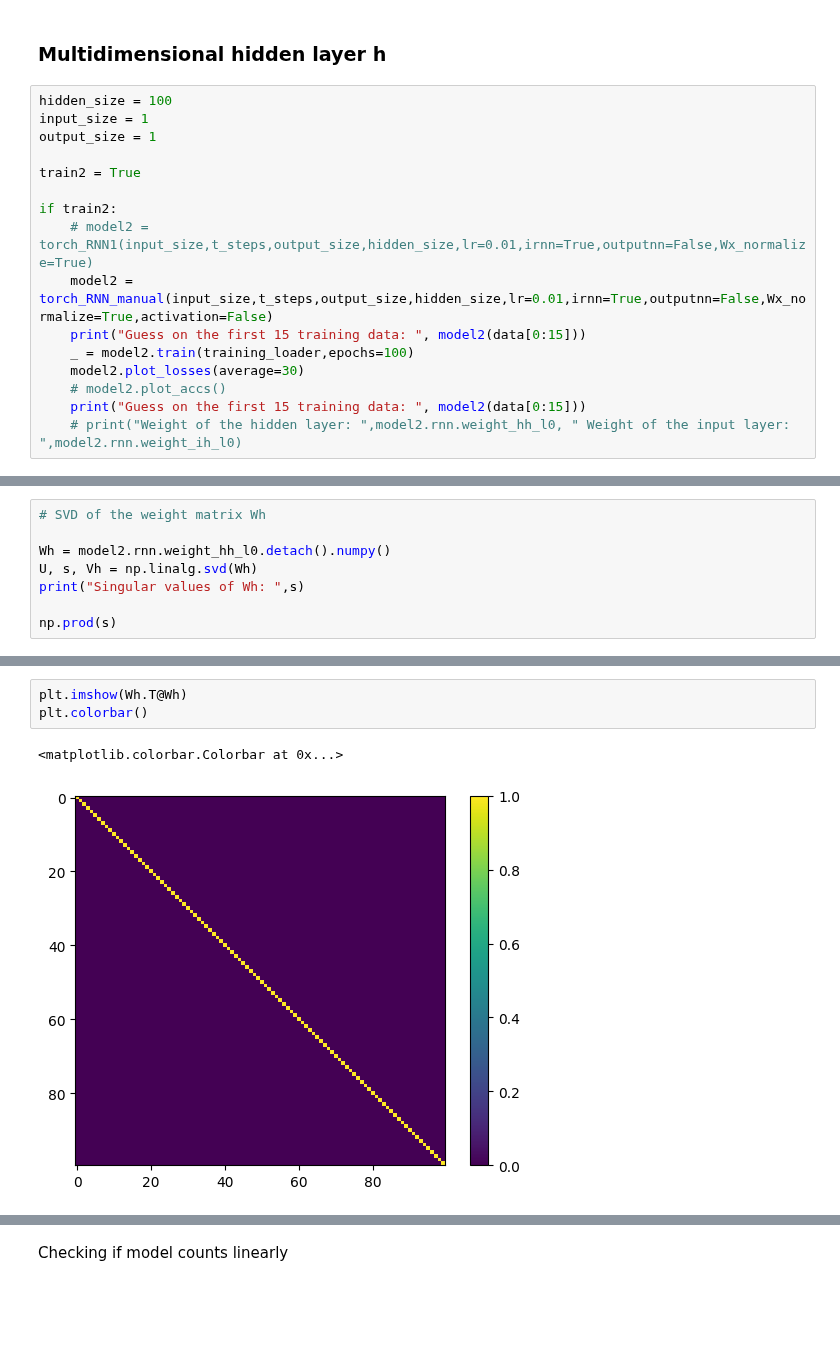
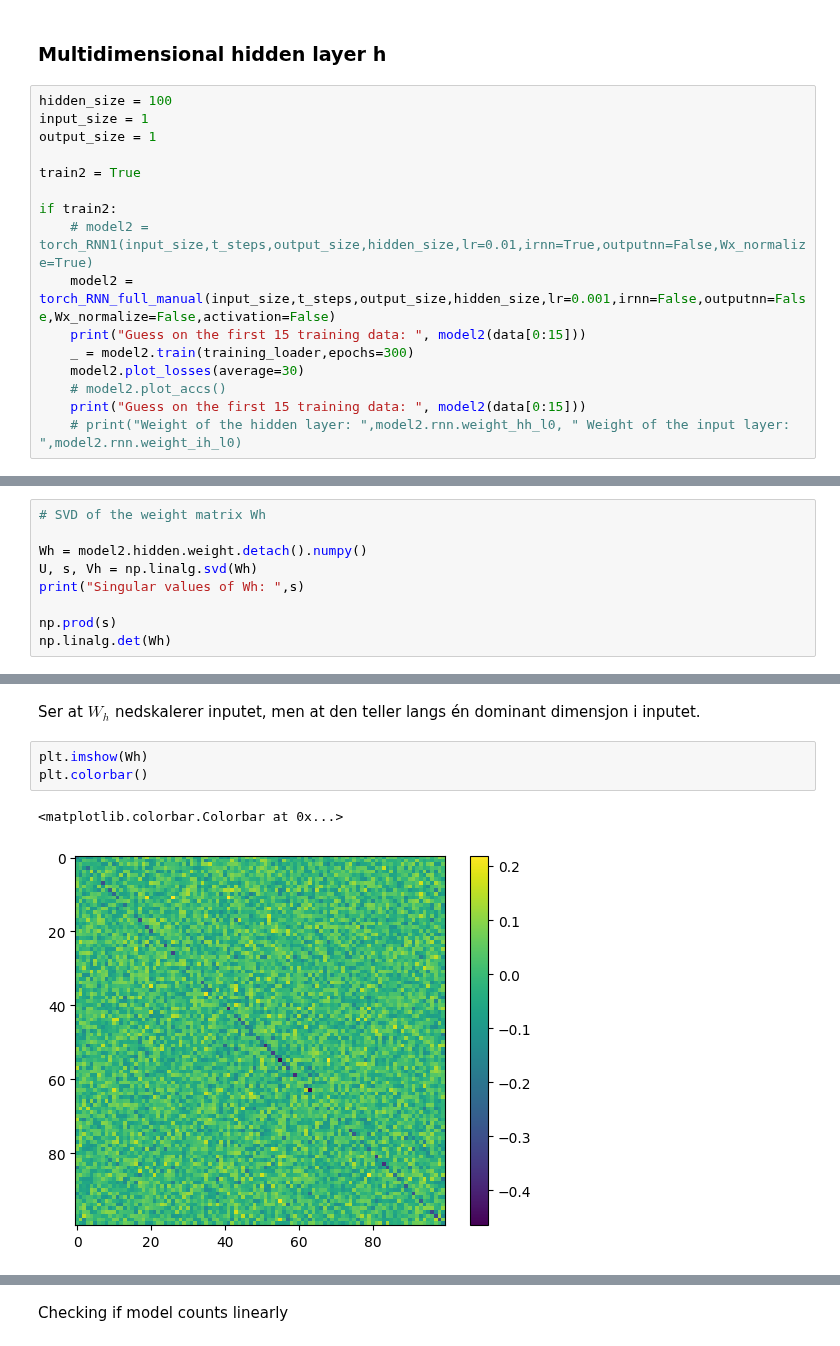
Before and after one commit to bioAI-Oslo/RNN-Adding-Problem-Representations, a Jupyter notebook: notebooks/main.ipynb, the cells around one changed output, grey strips where cells are left out. Cells and saved outputs as stored; diff of their text form; blank space fills up the shorter version.

```diff
--- a/notebooks/main.ipynb
+++ b/notebooks/main.ipynb
@@ -82,9 +81,9 @@ train2 = True
 
 if train2:
     # model2 = torch_RNN1(input_size,t_steps,output_size,hidden_size,lr=0.01,irnn=True,outputnn=False,Wx_normalize=True)
-    model2 = torch_RNN_manual(input_size,t_steps,output_size,hidden_size,lr=0.01,irnn=True,outputnn=False,Wx_normalize=True,activation=False)
+    model2 = torch_RNN_full_manual(input_size,t_steps,output_size,hidden_size,lr=0.001,irnn=False,outputnn=False,Wx_normalize=False,activation=False)
     print("Guess on the first 15 training data: ", model2(data[0:15]))
-    _ = model2.train(training_loader,epochs=100)
+    _ = model2.train(training_loader,epochs=300)
     model2.plot_losses(average=30)
     # model2.plot_accs()
     print("Guess on the first 15 training data: ", model2(data[0:15]))
@@ -101,9 +99,10 @@ Guess on the first 15 training data:  tensor([0.9116, 0.9618, 0.8718, 0.9192, 0.
 # %%
 # SVD of the weight matrix Wh
 
-Wh = model2.rnn.weight_hh_l0.detach().numpy()
+Wh = model2.hidden.weight.detach().numpy()
 U, s, Vh = np.linalg.svd(Wh)
 print("Singular values of Wh: ",s)
 
 np.prod(s)
+np.linalg.det(Wh)
 # %% [output]
@@ -124,6 +150,8 @@ print(np.linalg.norm(x))
+# %% [markdown]
+Ser at $W_h$ nedskalerer inputet, men at den teller langs én dominant dimensjon i inputet.
 # %%
-plt.imshow(Wh.T@Wh)
+plt.imshow(Wh)
 plt.colorbar()
 # %% [output]
 <matplotlib.colorbar.Colorbar at 0x...>
-[figure, old version]
+[figure, new version]
```
Also changed, not shown: parts of 16 cells of this notebook.
